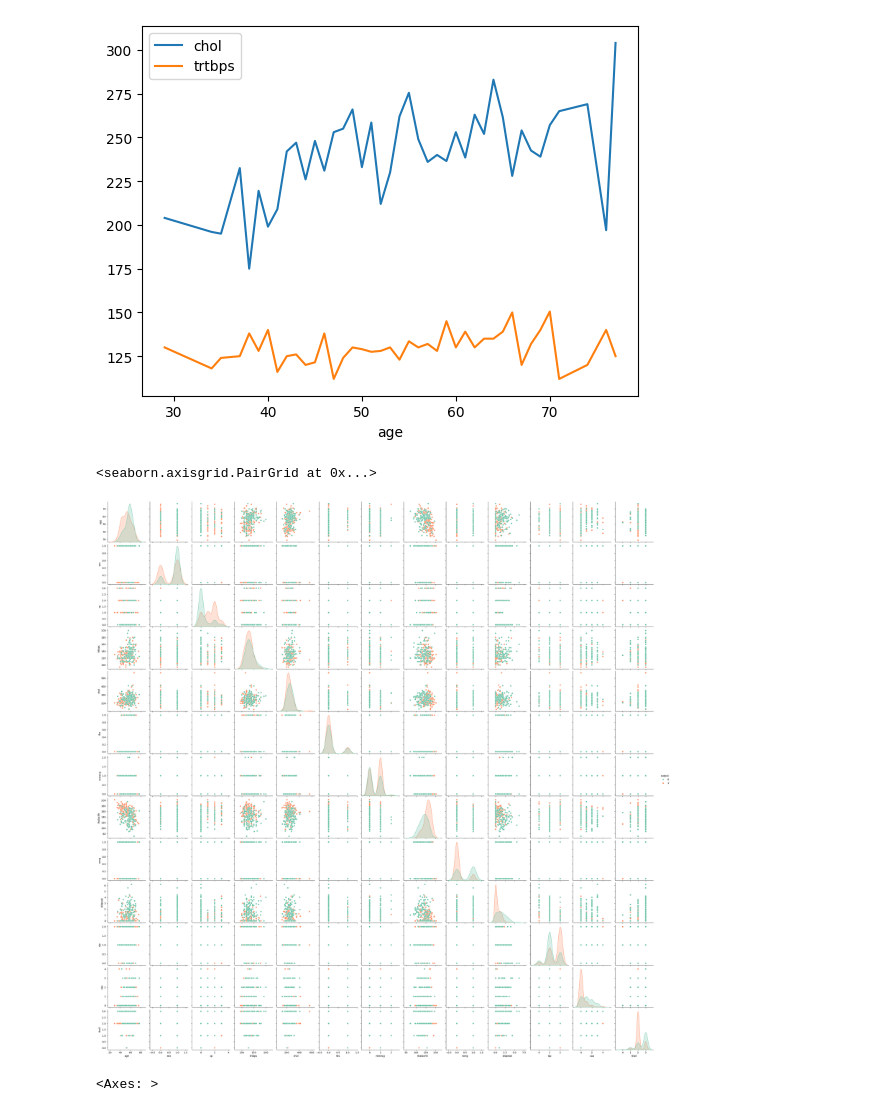
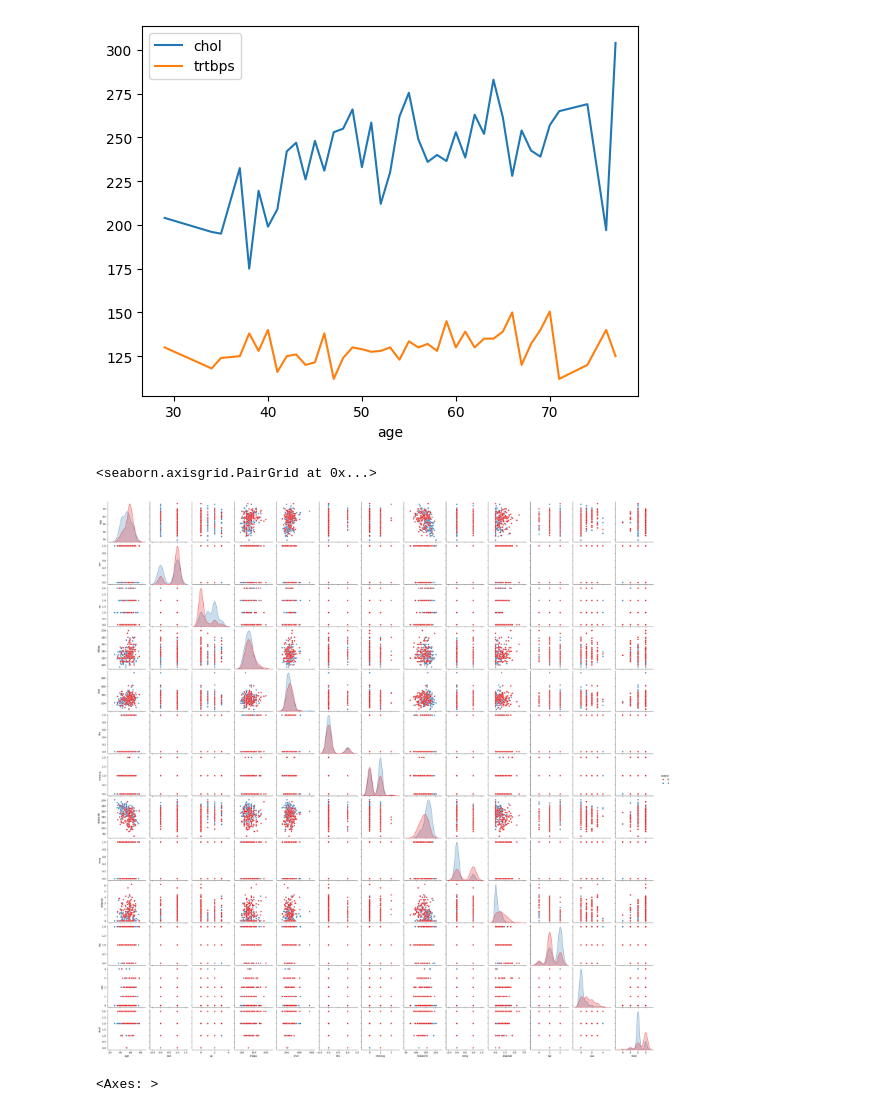
Before and after one commit to Oye4short/Decision_Tree_and_Random_Forest, a Jupyter notebook: DT_and_RF_on_heart_dataset.ipynb, the cells around one changed output. Drawn from its saved outputs; the diff is of its cells as text; code cells hidden in the pictures.

```diff
--- a/DT_and_RF_on_heart_dataset.ipynb
+++ b/DT_and_RF_on_heart_dataset.ipynb
@@ -107,10 +107,10 @@ ages_group.plot.line("age", ["chol","trtbps"]) #", thalachh"])
 <Axes: xlabel='age'>
 [figure]
 # %%
-sns.pairplot(df, hue="output", palette= "Set2")
+sns.pairplot(df, hue="output", palette= "Set1")
 # %% [output]
 <seaborn.axisgrid.PairGrid at 0x...>
-[figure, old version]
+[figure, new version]
 # %%
 df.corr()
 sns.heatmap(df.corr())
```
Also changed, not shown: parts of 43 cells of this notebook, 1 other file.
